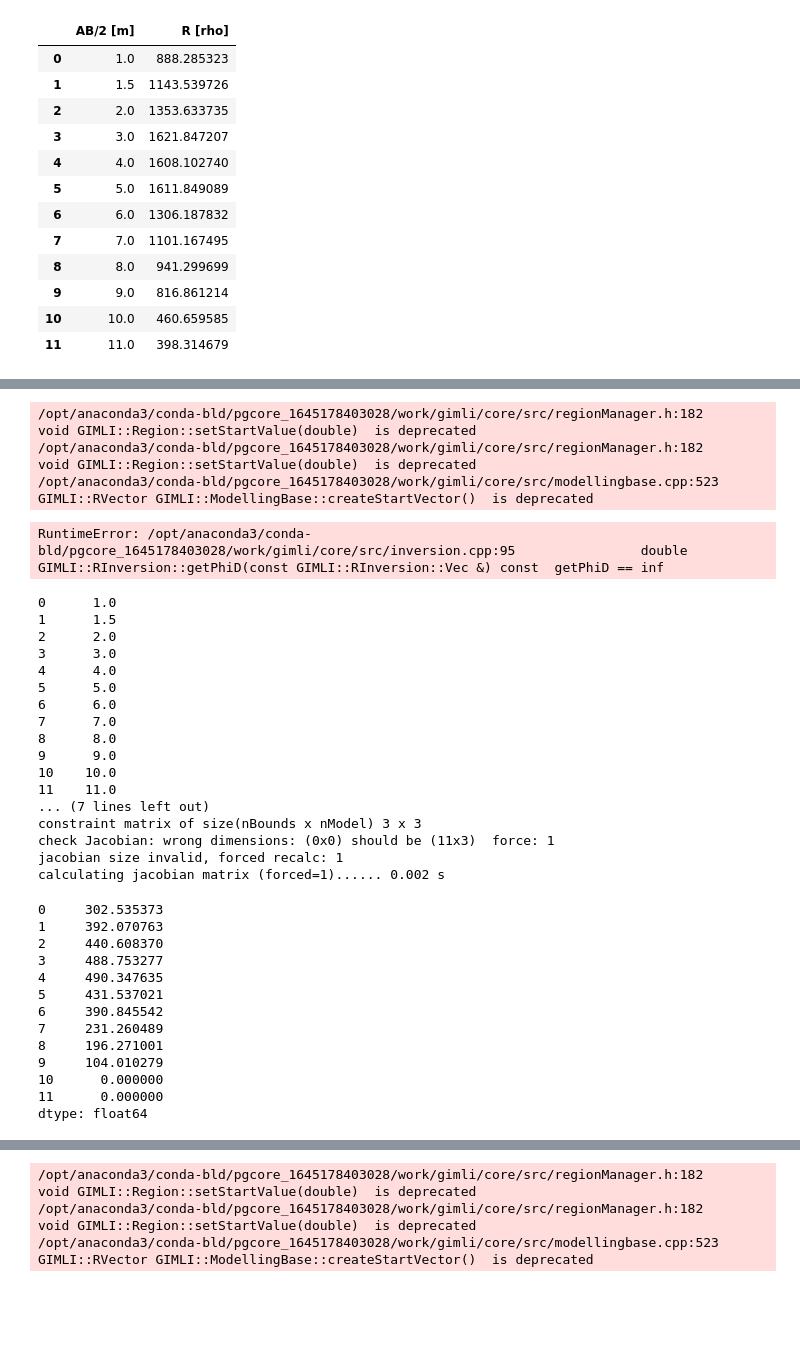
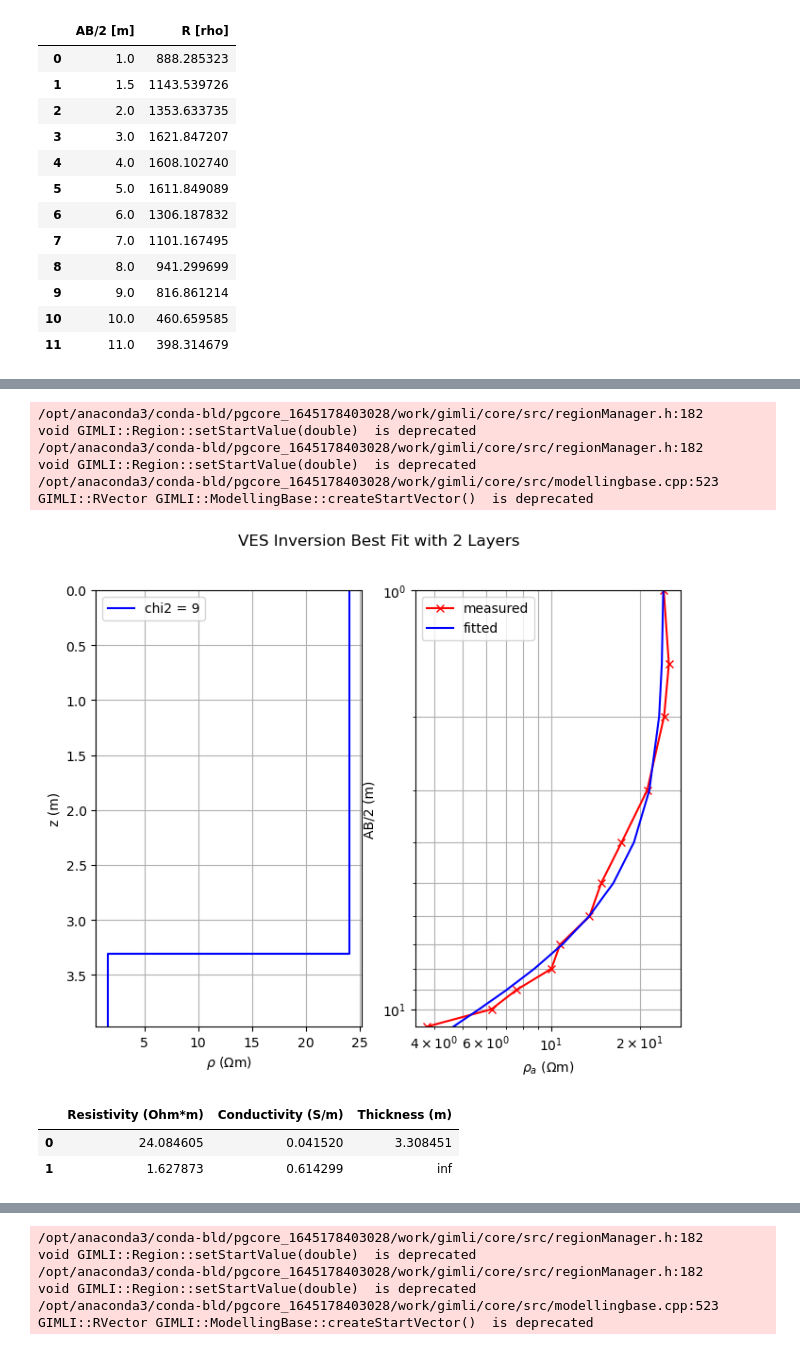
Before and after one commit to GarimaPrabhakar/bert-practice, a Jupyter notebook: tryingstuff/1dinv.ipynb, the cells around one changed output, grey strips where cells are left out. Saved outputs shown, nothing was run; the diff lists cells and outputs as text; code cells hidden in the pictures; blank space fills up the shorter version.

```diff
--- a/tryingstuff/1dinv.ipynb
+++ b/tryingstuff/1dinv.ipynb
@@ -54,9 +54,7 @@ def invert(nlay, ab2, mn2, lam, rhoa, mscheme=0.5):
     #model[nlay] *= 1.5
     inv.setModel(model)
 
-    blockPrint()
     model = inv.run()
-    enablePrint()
 
     res, thk = model[nlay-1:nlay*2-1], model[0:nlay-1]
     print('rrms={:.2f}%, chi^2={:.3f}'.format(inv.relrms(), inv.chi2()))
@@ -142,42 +140,26 @@ Name: AB/2 [m], dtype: float64
 # %%
-df2 = dcowsns
+df2 = mjackns
 
-
-enablePrint()
 print(ab2)
 ab2 = df2["ab2"][:-1]
 mn2 = np.zeros(ab2.shape) + 0.5
 rhoa = df2["rhoa"][:-1]
 
 nlay = 2
 
 model, chi2 = invert(nlay, ab2, mn2, 200, rhoa, 0.9)
 res, thk = model[nlay-1:nlay*2-1], list(model[0:nlay-1])
 thk.append(np.inf)
 layers = pd.DataFrame({"Resistivity (Ohm*m)": res, "Conductivity (S/m)": 1/res, "Thickness (m)": thk})
 layers
 # %% [output]
 /opt/anaconda3/conda-bld/pgcore_1645178403028/work/gimli/core/src/regionManager.h:182           void GIMLI::Region::setStartValue(double)  is deprecated
 /opt/anaconda3/conda-bld/pgcore_1645178403028/work/gimli/core/src/regionManager.h:182           void GIMLI::Region::setStartValue(double)  is deprecated
 /opt/anaconda3/conda-bld/pgcore_1645178403028/work/gimli/core/src/modellingbase.cpp:523         GIMLI::RVector GIMLI::ModellingBase::createStartVector()  is deprecated
-RuntimeError: /opt/anaconda3/conda-bld/pgcore_1645178403028/work/gimli/core/src/inversion.cpp:95                double GIMLI::RInversion::getPhiD(const GIMLI::RInversion::Vec &) const  getPhiD == inf
-0      1.0
-1      1.5
-2      2.0
-3      3.0
-4      4.0
-5      5.0
-6      6.0
-7      7.0
-8      8.0
-9      9.0
-10    10.0
-11    11.0
-... (7 lines left out)
-constraint matrix of size(nBounds x nModel) 3 x 3
-check Jacobian: wrong dimensions: (0x0) should be (11x3)  force: 1
-jacobian size invalid, forced recalc: 1
-calculating jacobian matrix (forced=1)...... 0.002 s
+[figure, added]
+|  | Resistivity (Ohm*m) | Conductivity (S/m) | Thickness (m) |
+| 0 | 24.084605 | 0.041520 | 3.308451 |
+| 1 | 1.627873 | 0.614299 | inf |
 # %%
 n = df2["n"]
 a = df2["a"]
@@ -198,19 +180,3 @@ k = 2*np.pi/(((ax-mx)**2 + (ay-my)**2)**-0.5 - ((bx-mx)**2 + (by-my)**2)**-0.5 -
 # %%
 AB2 = abs((ax-bx)/2)
 MN2 = abs((mx-nx)/2)
-# %%
-k*df2["r"]
-# %% [output]
-0     302.535373
-1     392.070763
-2     440.608370
-3     488.753277
-4     490.347635
-5     431.537021
-6     390.845542
-7     231.260489
-8     196.271001
-9     104.010279
-10      0.000000
-11      0.000000
-dtype: float64
```
Also changed, not shown: parts of 14 cells of this notebook, 6 other files.
